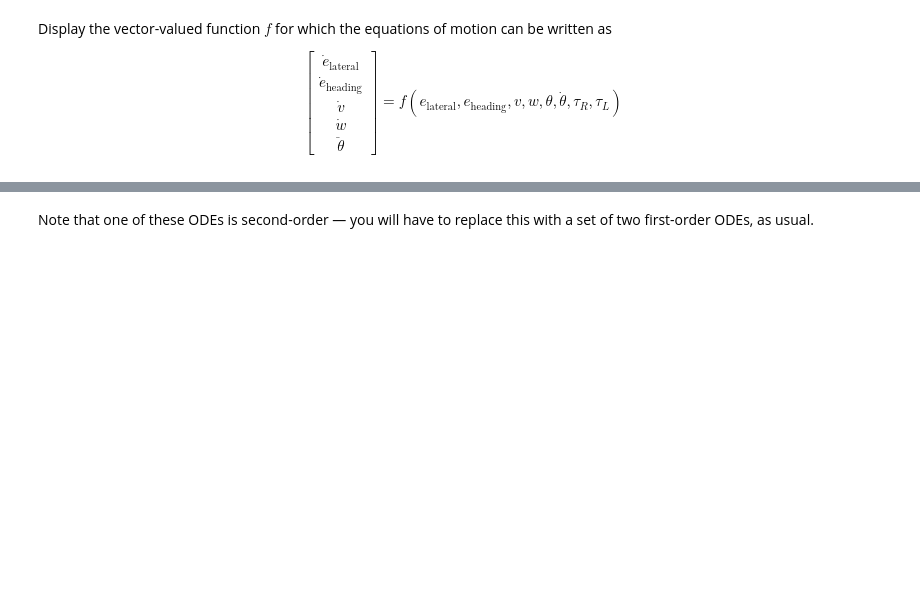
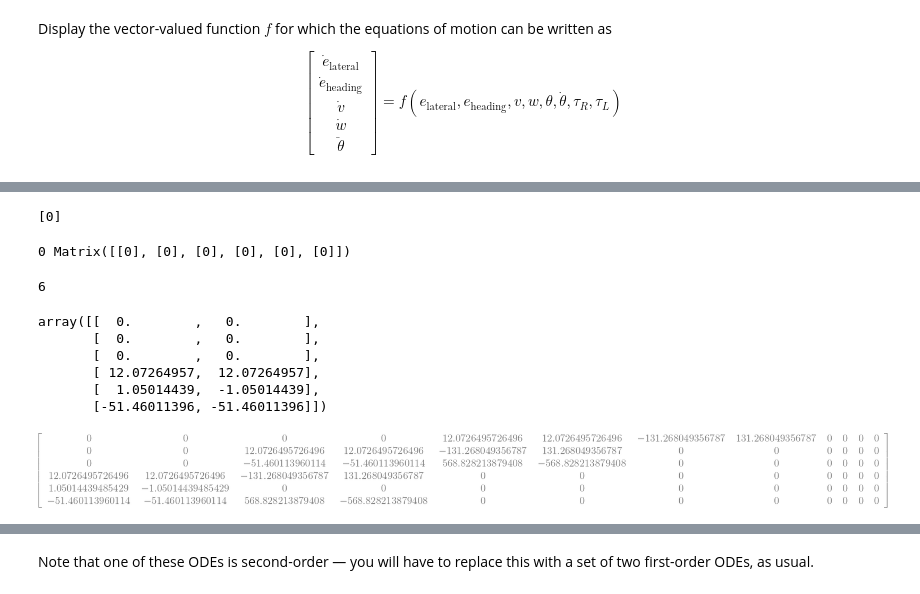
Before and after one commit to KabirDCheema/DP2-A-Controllable-Differential-Drive-Segway-Course-in-Artificial-Gravity, a Jupyter notebook: DeriveEOM-Alonzo.ipynb, the cells around one changed output, grey strips where cells are left out. Drawn from its saved outputs; the diff is of its cells as text; code cells hidden in the pictures; blank space fills up the shorter version.

Commit message:
Working SegBot Demo with controllable K (My Named Demo)

```diff
--- a/DeriveEOM-Alonzo.ipynb
+++ b/DeriveEOM-Alonzo.ipynb
@@ -118,7 +119,7 @@ R
 # %% [markdown]
 Compute full equations of motion:
 # %%
-f = sym.Matrix([[v * sym.sin(e_h)],
+M = sym.Matrix([[v * sym.sin(e_h)],
                 [w],
                 [f]])
 # %% [markdown]
@@ -135,0 +133,8 @@ print(f'{mechanics.mlatex(f)}')
+# %%
+omega_p = sym.symbols('omega_p')
+f = f.subs(thetadot, omega_p)
+M = sym.Matrix([[v * sym.sin(e_h)],
+                [w],
+                [omega_p],
+                [f]])
+equations_M = M
@@ -135,0 +156,63 @@ print(f'{mechanics.mlatex(f)}')
+# %%
+th
+# %% [output]
+[0]
+# %%
+M = sym.Matrix([[v * sym.sin(e_h)],
+                [w],
+                [omega_p],
+                [f]])
+M = M.subs(w, 0)
+M = M.subs(omega_p, 0)
+M = M.subs(e_h, 0)
+M = M.subs(tau_R, 0)
+M = M.subs(tau_L, 0)
+
+for i in th:
+    M = M.subs(theta, i)
+    print(i, M)
+    M = sym.Matrix([[v * sym.sin(e_h)],
+                [w],
+                [omega_p],
+                [f]])
+    M = M.subs(w, 0)
+    M = M.subs(omega_p, 0)
+    M = M.subs(e_h, 0)
+    M = M.subs(tau_R, 0)
+    M = M.subs(tau_L, 0)
+# %% [output]
+0 Matrix([[0], [0], [0], [0], [0], [0]])
+# %%
+we, omega_pe, e_he, tau_Re, tau_Le, theta_e, ve = 0, 0, 0, 0, 0, 0, 1
+
+
+x = sym.Matrix([e_l, e_h, v, w, theta, omega_p])
+u = sym.Matrix([tau_R, tau_L])
+
+dyn = equations_M.jacobian(x)
+controls = equations_M.jacobian(u)
+
+a = sym.lambdify((e_h, e_l, v, theta, w, tau_R, tau_L, omega_p), dyn)
+A = np.array(a(e_he, 0, ve, theta_e, we, tau_Re, tau_Le, omega_pe))
+
+b = sym.lambdify((e_h, e_l, v, theta, w, tau_R, tau_L, omega_p), controls)
+B = np.array(b(e_he, 0, ve, theta_e, we, tau_Re, tau_Le, omega_pe))
+
+W = np.block([B, A@B, A@A@B, A@A@A@B, A@A@A@A@B, A@A@A@A@A@B])
+print(np.linalg.matrix_rank(W))
+# %% [output]
+6
+# %%
+B
+# %% [output]
+array([[  0.        ,   0.        ],
+       [  0.        ,   0.        ],
+       [  0.        ,   0.        ],
+       [ 12.07264957,  12.07264957],
+       [  1.05014439,  -1.05014439],
+       [-51.46011396, -51.46011396]])
+# %%
+W_tex = sym.Matrix(W)
+W_tex
+# %% [output]
+[figure, added]
```
Also changed, not shown: parts of 16 cells of this notebook.
